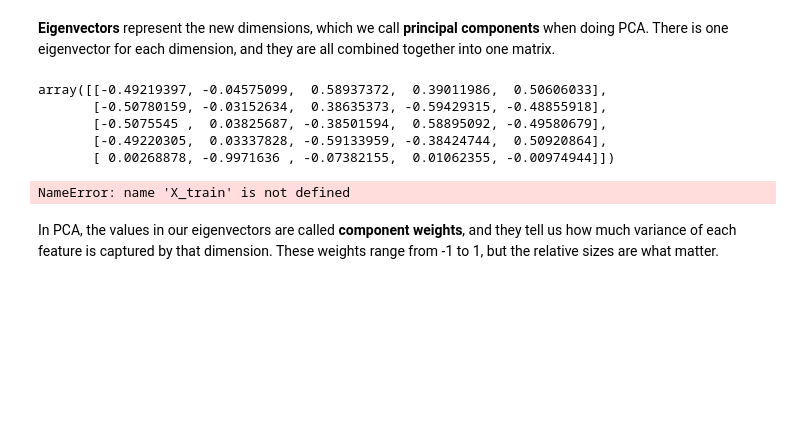
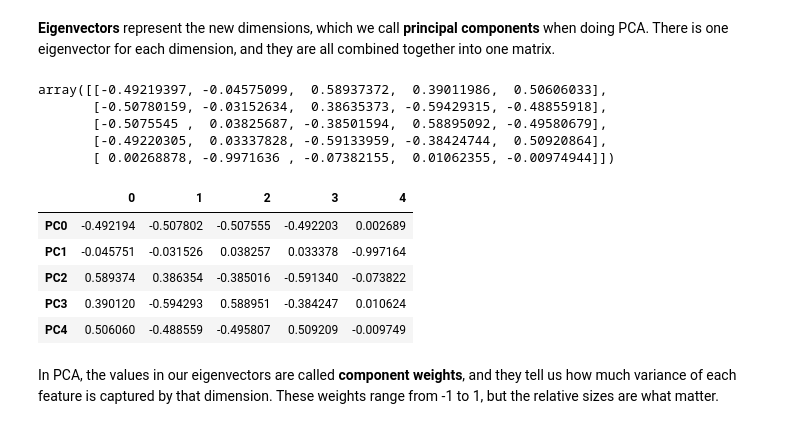
Before and after one commit to brendanhutchinson/NYC-DS-051622, a Jupyter notebook: Phase_4/Phase4_Topic33_PCA/PCA.ipynb, the cells around one changed output. Drawn from its saved outputs; the diff is of its cells as text; code cells hidden in the pictures; blank space fills up the shorter version.

```diff
--- a/Phase_4/Phase4_Topic33_PCA/PCA.ipynb
+++ b/Phase_4/Phase4_Topic33_PCA/PCA.ipynb
@@ -282,10 +297,15 @@ array([[-0.49219397, -0.04575099,  0.58937372,  0.39011986,  0.50606033],
 # %%
 pc_comp = pd.DataFrame(eigvecs.T,
                        index = colname,
-                       columns = X_train.columns)
+                      )
 pc_comp
 # %% [output]
-NameError: name 'X_train' is not defined
+|  | 0 | 1 | 2 | 3 | 4 |
+| PC0 | -0.492194 | -0.507802 | -0.507555 | -0.492203 | 0.002689 |
+| PC1 | -0.045751 | -0.031526 | 0.038257 | 0.033378 | -0.997164 |
+| PC2 | 0.589374 | 0.386354 | -0.385016 | -0.591340 | -0.073822 |
+| PC3 | 0.390120 | -0.594293 | 0.588951 | -0.384247 | 0.010624 |
+| PC4 | 0.506060 | -0.488559 | -0.495807 | 0.509209 | -0.009749 |
 # %% [markdown]
 In PCA, the values in our eigenvectors are called **component weights**, and they tell us how much variance of each feature is captured by that dimension. These weights range from -1 to 1, but the relative sizes are what matter.
 # %% [markdown]
```
Also changed, not shown: parts of 2 cells of this notebook.
